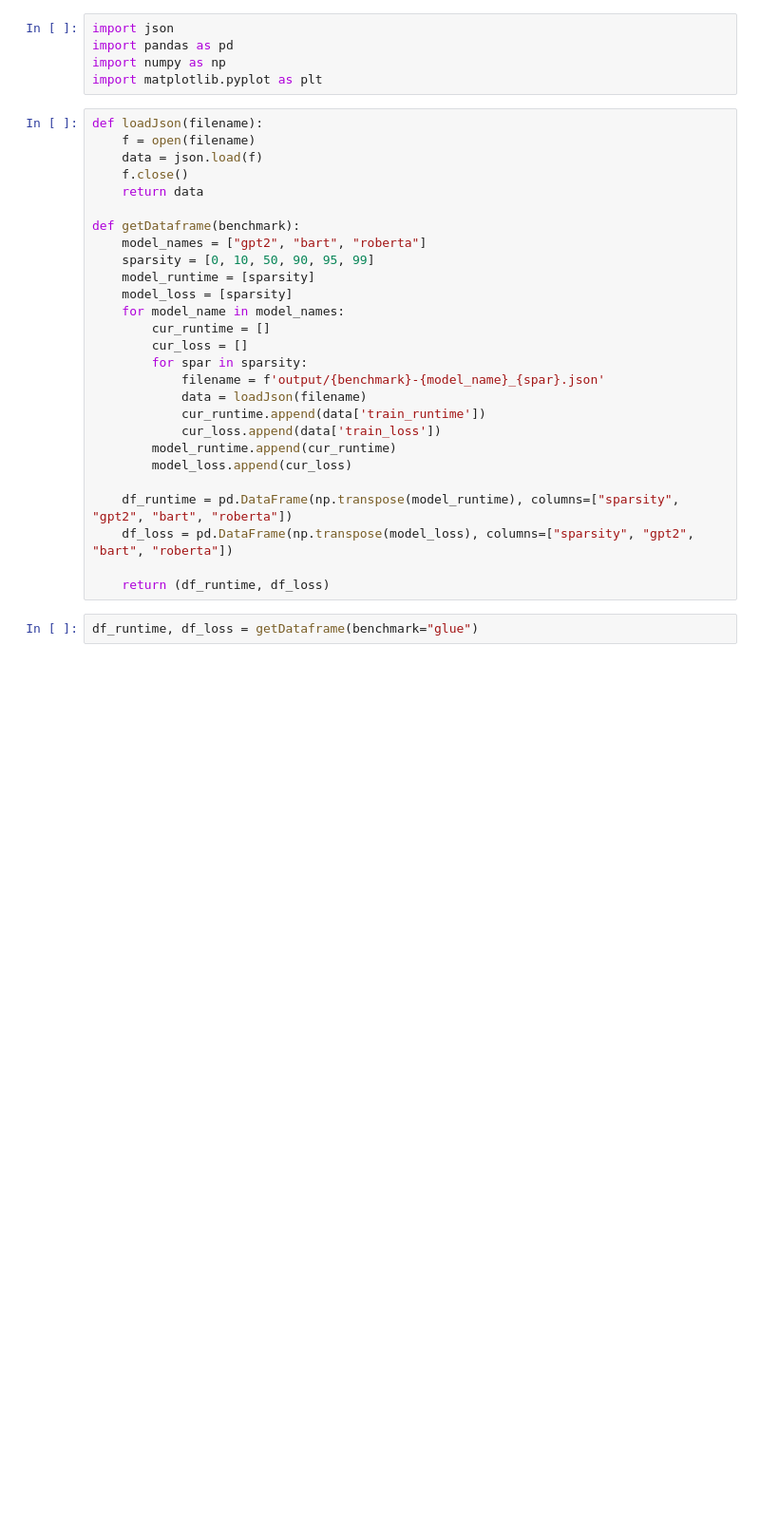
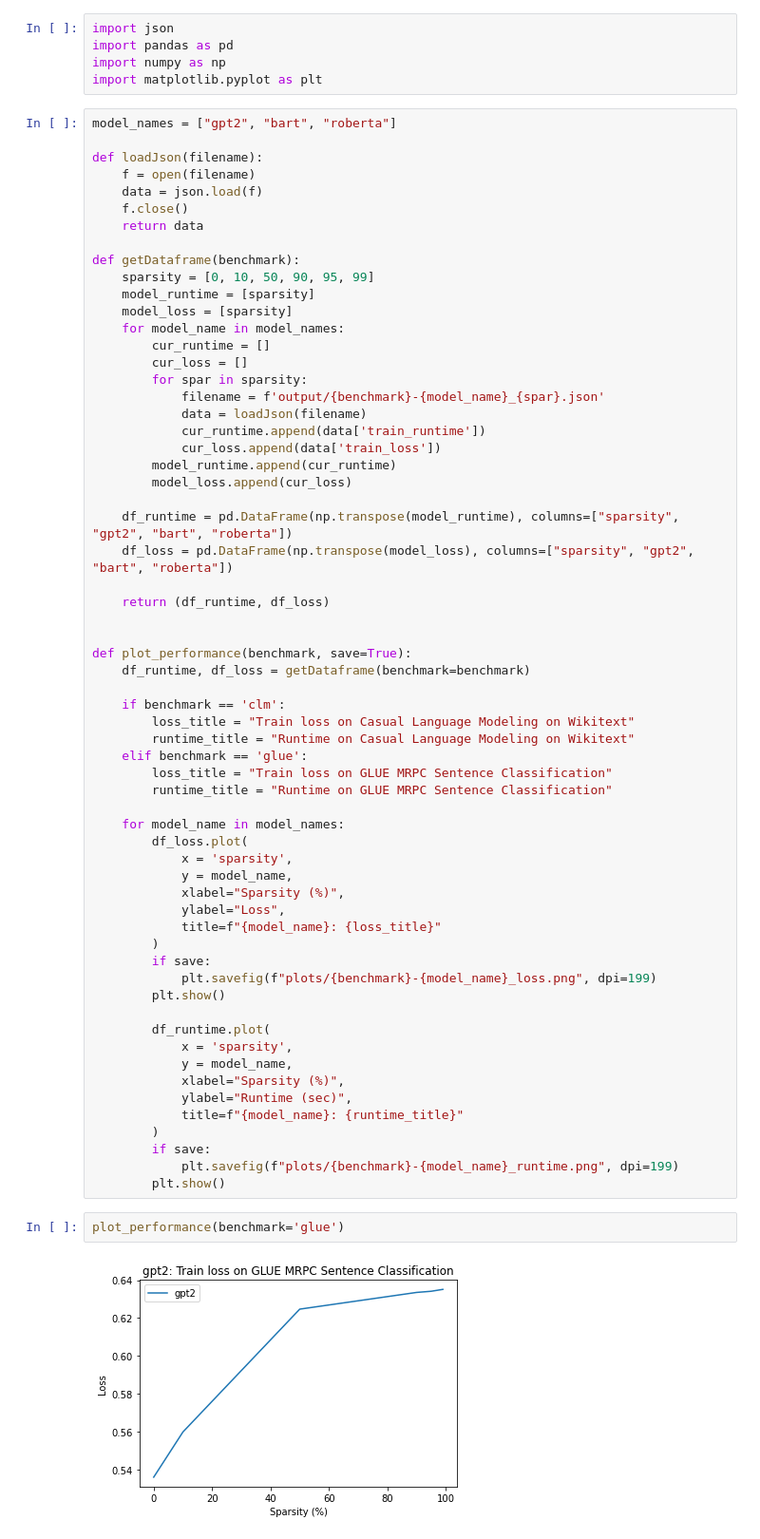
Before and after one commit to szhou12/llm-sparsification-szhou12, a Jupyter notebook: performance.ipynb, the cells around one changed output. Shown: that part at 95% size. Drawn from its saved outputs; the diff is of its cells as text; blank space fills up the shorter version.

Commit message:
upload loss runtime plots

```diff
--- a/performance.ipynb
+++ b/performance.ipynb
@@ -4,6 +4,8 @@ import pandas as pd
 import numpy as np
 import matplotlib.pyplot as plt
 # %%
+model_names = ["gpt2", "bart", "roberta"]
+
 def loadJson(filename):
     f = open(filename)
     data = json.load(f)
@@ -11,7 +13,6 @@ def loadJson(filename):
     return data
 
 def getDataframe(benchmark):
-    model_names = ["gpt2", "bart", "roberta"]
     sparsity = [0, 10, 50, 90, 95, 99]
     model_runtime = [sparsity]
     model_loss = [sparsity]
@@ -30,5 +31,41 @@ def getDataframe(benchmark):
     df_loss = pd.DataFrame(np.transpose(model_loss), columns=["sparsity", "gpt2", "bart", "roberta"])
 
     return (df_runtime, df_loss)
+
+
+def plot_performance(benchmark, save=True):
+    df_runtime, df_loss = getDataframe(benchmark=benchmark)
+
+    if benchmark == 'clm':
+        loss_title = "Train loss on Casual Language Modeling on Wikitext"
+        runtime_title = "Runtime on Casual Language Modeling on Wikitext"
+    elif benchmark == 'glue':
+        loss_title = "Train loss on GLUE MRPC Sentence Classification"
+        runtime_title = "Runtime on GLUE MRPC Sentence Classification"
+
+    for model_name in model_names:
+        df_loss.plot(
+            x = 'sparsity',
+            y = model_name,
+            xlabel="Sparsity (%)",
+            ylabel="Loss",
+            title=f"{model_name}: {loss_title}"
+        )
+        if save:
+            plt.savefig(f"plots/{benchmark}-{model_name}_loss.png", dpi=199)
+        plt.show()
+
+        df_runtime.plot(
+            x = 'sparsity',
+            y = model_name,
+            xlabel="Sparsity (%)",
+            ylabel="Runtime (sec)",
+            title=f"{model_name}: {runtime_title}"
+        )
+        if save:
+            plt.savefig(f"plots/{benchmark}-{model_name}_runtime.png", dpi=199)
+        plt.show()
 # %%
-df_runtime, df_loss = getDataframe(benchmark="glue")
+plot_performance(benchmark='glue')
+# %% [output]
+[figure, added]
```
Also changed, not shown: parts of 3 cells of this notebook, 14 other files.
